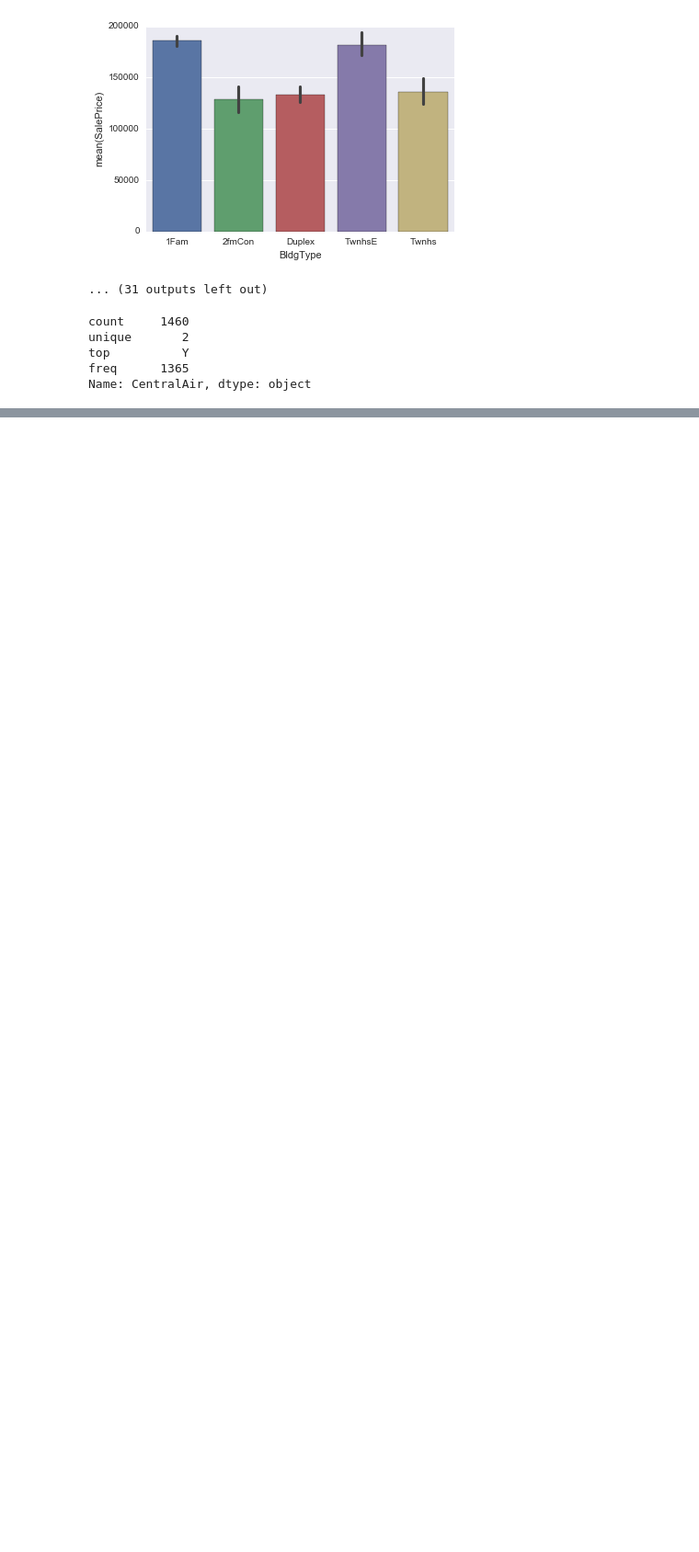
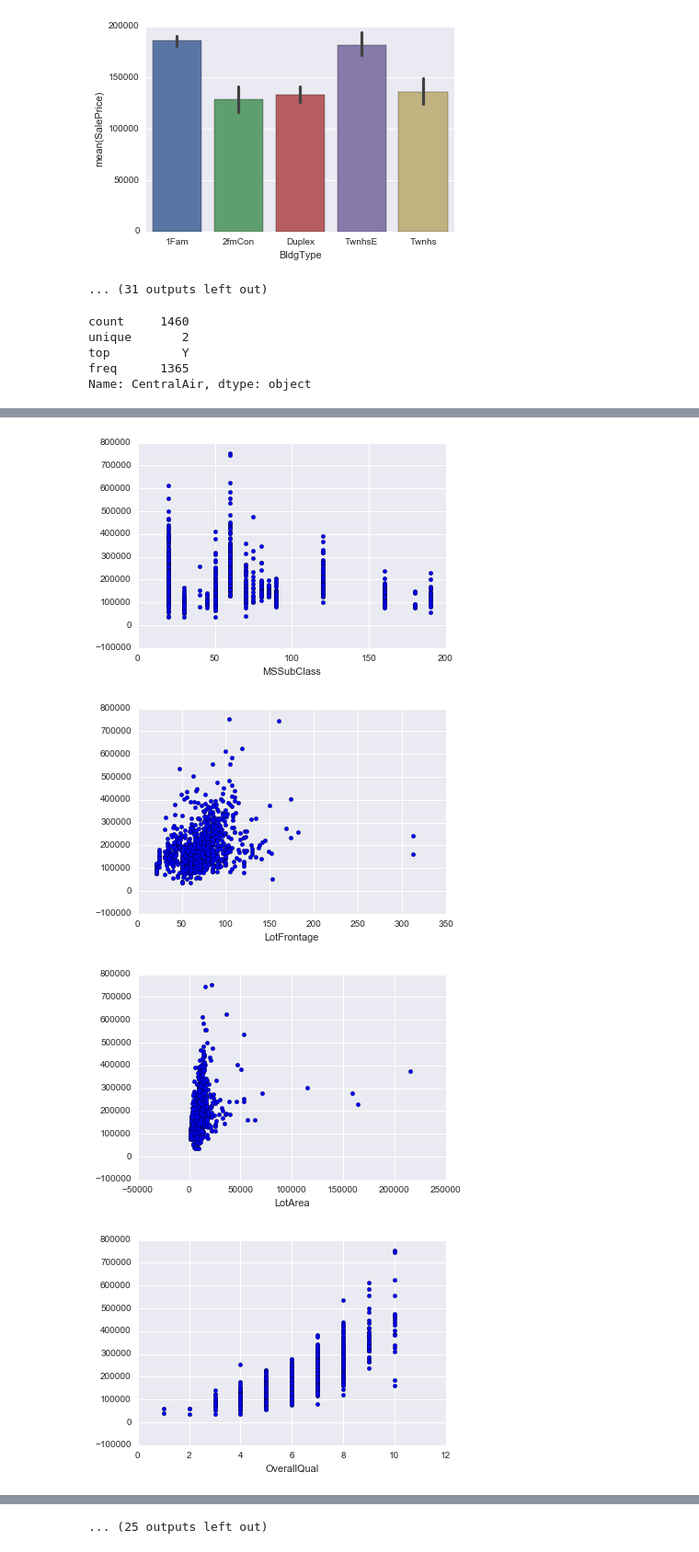
Before and after one commit to PhySci/ML_house_selling, a Jupyter notebook: Analisys.ipynb, the cells around one changed output, grey strips where cells are left out. Shown at 92% size. Drawn from its saved outputs; the diff is of its cells as text; code cells hidden in the pictures; blank space fills up the shorter version.

```diff
--- a/Analisys.ipynb
+++ b/Analisys.ipynb
@@ -42,0 +52,10 @@ Name: CentralAir, dtype: object
+# %%
+for feature in num_features:
+    plt.figure()
+    plt.scatter(data[feature], data['SalePrice']);
+    plt.xlabel(feature)
+# %% [output]
+[figure, added]
+[figure, added]
+[figure, added]
+[figure, added]
@@ -42,0 +70 @@ Name: CentralAir, dtype: object
+... (25 outputs left out)
```
Also changed, not shown: parts of 7 cells of this notebook, 2 other files.
